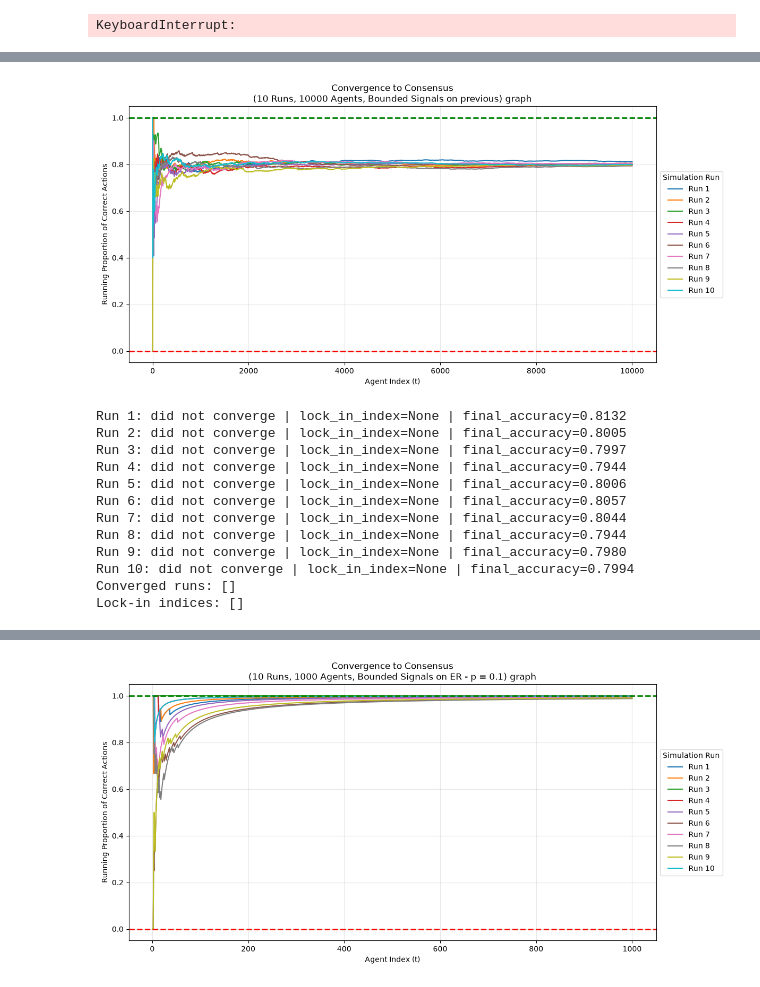
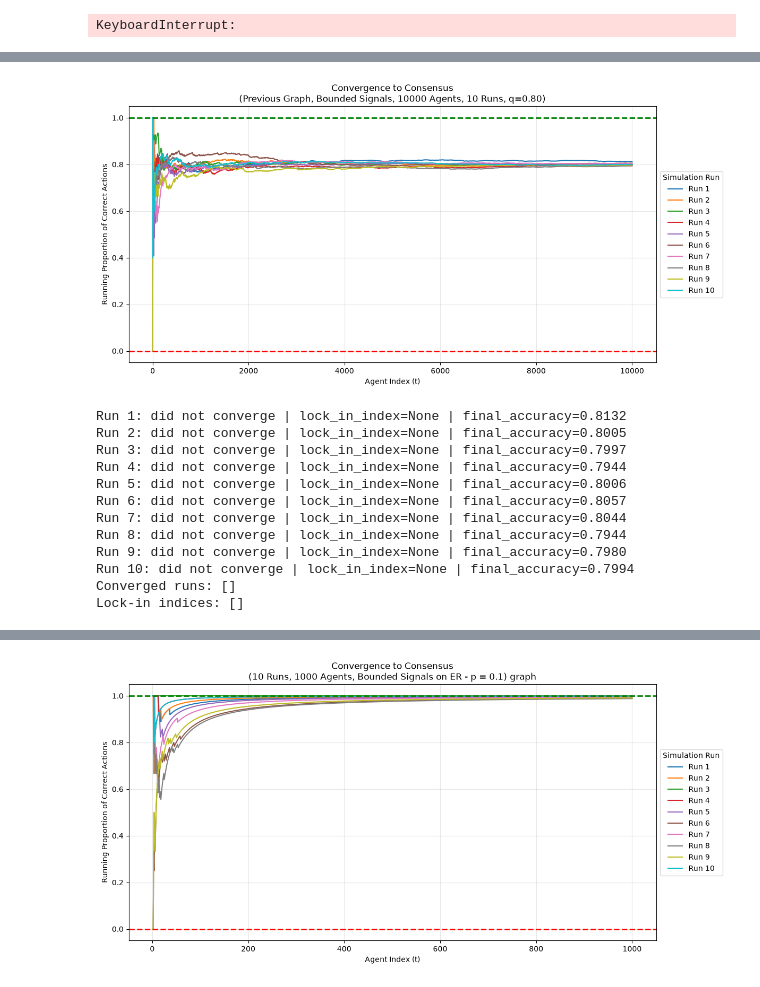
Before and after one commit to ys4ys4/Dynamic-Bayesian-Games-on-Random-Networks, a Jupyter notebook: SLM_testing.ipynb, the cells around one changed output, grey strips where cells are left out. Saved outputs shown, nothing was run; the diff lists cells and outputs as text; code cells hidden in the pictures.

```diff
--- a/SLM_testing.ipynb
+++ b/SLM_testing.ipynb
@@ -184,12 +184,12 @@ Lock-in indices: [0, 0, 2, 0, 0, 2, 2, 0, 0, 0, 1, 0, 0, 0, 0, 0, 0, 2, 0, 0, 0,
 # %%
 # Theorem 3ii.
-result = run_sim('previous', 'bounded', runs=10, agents=10000, seed=123)
+result = run_sim('previous', 'bounded', agents=10000, runs=10, seed=123, q=0.8)
 
-title = f"Convergence to Consensus\n({result.params['runs']} Runs, {result.params['agents']} Agents, {result.params['signal_type'].title()} Signals on {result.params['graph_type']}) graph"
+title = f"Convergence to Consensus\n({result.params['graph_type'].title()} Graph, {result.params['signal_type'].title()} Signals, {result.params['agents']} Agents, {result.params['runs']} Runs, q={result.params['q']:.2f})"
 plot_convergence(result, title)
 summarise_convergence_metrics(result)
 # %% [output]
-[figure, old version]
+[figure, new version]
 Run 1: did not converge | lock_in_index=None | final_accuracy=0.8132
 Run 2: did not converge | lock_in_index=None | final_accuracy=0.8005
 Run 3: did not converge | lock_in_index=None | final_accuracy=0.7997
```
Also changed, not shown: parts of 8 cells of this notebook, 11 other files.
